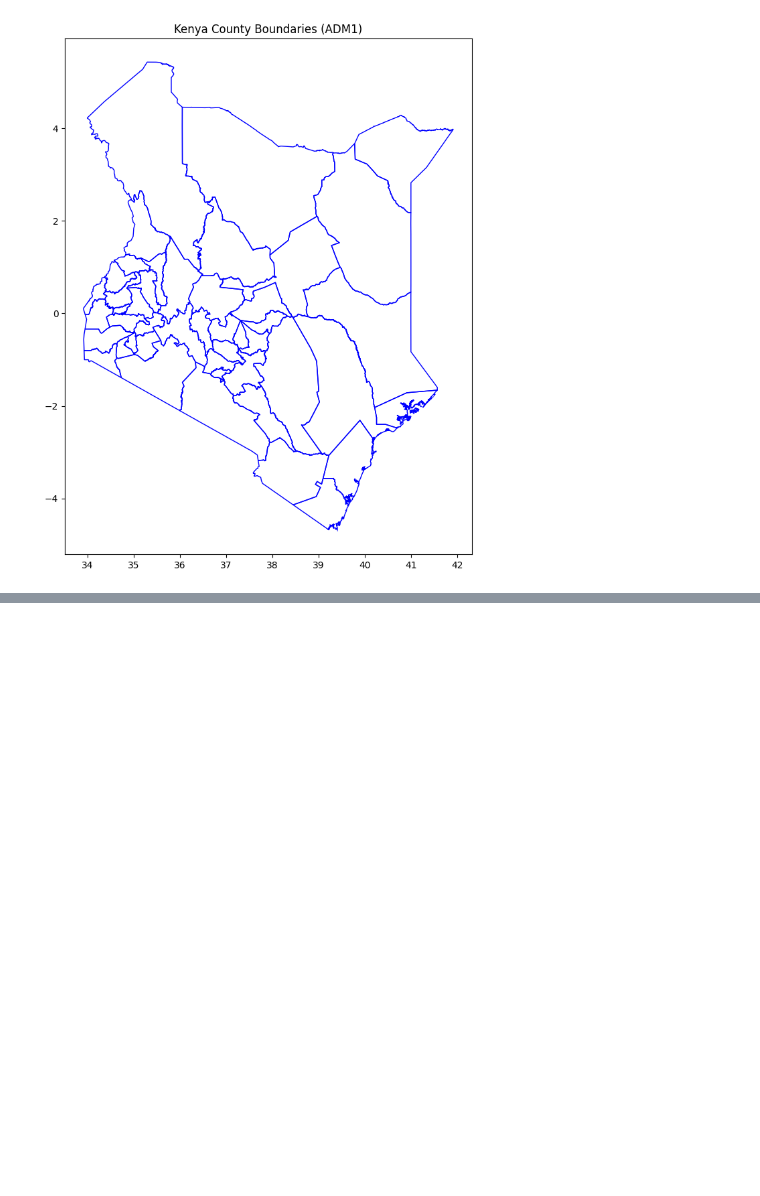
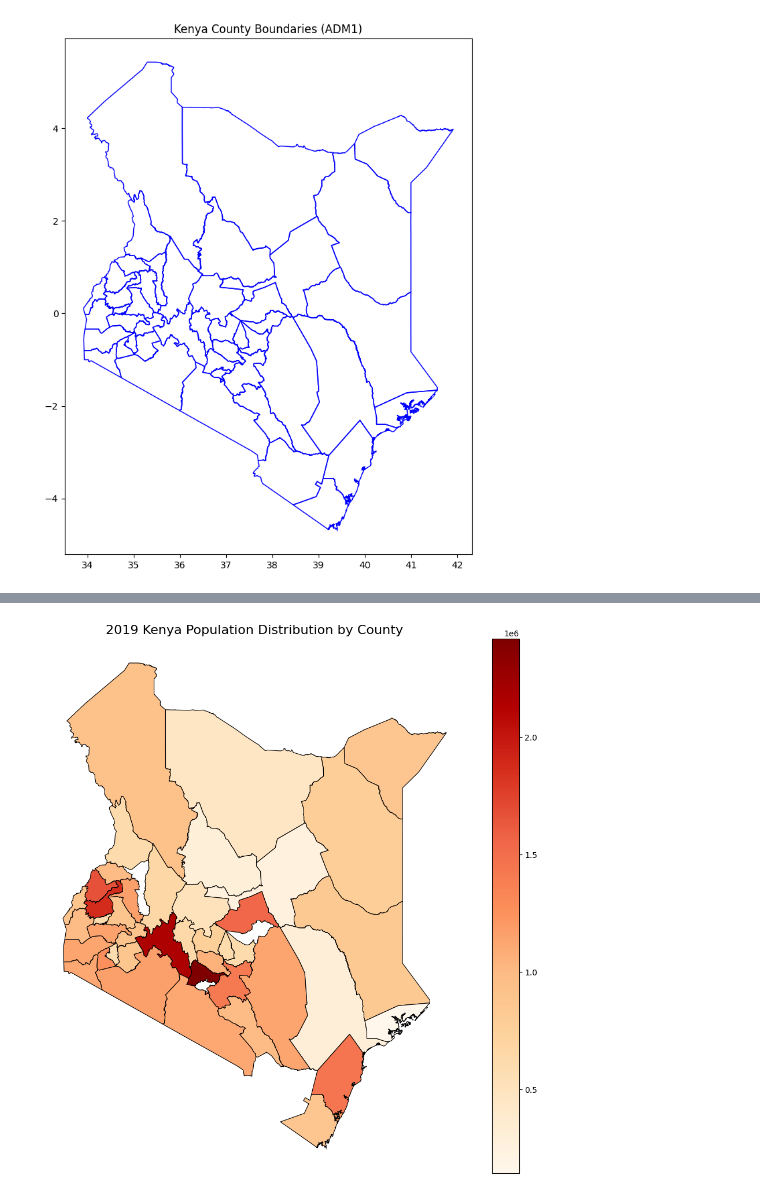
Before and after one commit to call493/MLFC, a Jupyter notebook: _notebooks/Poverty_and_Literacy_levels_correlation.ipynb, the cells around one changed output, grey strips where cells are left out. Saved outputs shown, nothing was run; the diff lists cells and outputs as text; code cells hidden in the pictures; blank space fills up the shorter version.

```diff
--- a/_notebooks/Poverty_and_Literacy_levels_correlation.ipynb
+++ b/_notebooks/Poverty_and_Literacy_levels_correlation.ipynb
@@ -86,0 +207,45 @@ plt.show()
+# %%
+import geopandas as gpd
+import pandas as pd
+import matplotlib.pyplot as plt
+
+# -----------------------------
+# Load Kenya county boundaries (from geoBoundaries)
+# -----------------------------
+geojson_url = "https://github.com/wmgeolab/geoBoundaries/raw/9469f09/releaseData/gbOpen/KEN/ADM1/geoBoundaries-KEN-ADM1.geojson"
+kenya_gdf = gpd.read_file(geojson_url)
+
+# -----------------------------
+# Load population data (CSV we created earlier)
+# -----------------------------
+csv_path = "/content/kenya_population_by_county_2019.csv"  # update if in a different path
+population_df = pd.read_csv(csv_path)
+
+# Normalize county names for matching
+population_df["County"] = population_df["County"].str.strip().str.upper()
+kenya_gdf["shapeName"] = kenya_gdf["shapeName"].str.strip().str.upper()
+
+# -----------------------------
+# Merge population with county boundaries
+# -----------------------------
+merged = kenya_gdf.merge(population_df, left_on="shapeName", right_on="County", how="left")
+
+# -----------------------------
+# Plot heatmap
+# -----------------------------
+fig, ax = plt.subplots(figsize=(12, 12))
+merged.plot(
+    column="Total",          # population column
+    cmap="OrRd",             # color scheme (Orange-Red)
+    linewidth=0.8,
+    edgecolor="black",
+    legend=True,
+    ax=ax
+)
+
+ax.set_title("2019 Kenya Population Distribution by County", fontsize=16)
+ax.axis("off")
+
+plt.show()
+# %% [output]
+[figure, added]
```
Also changed, not shown: parts of 13 cells of this notebook.
